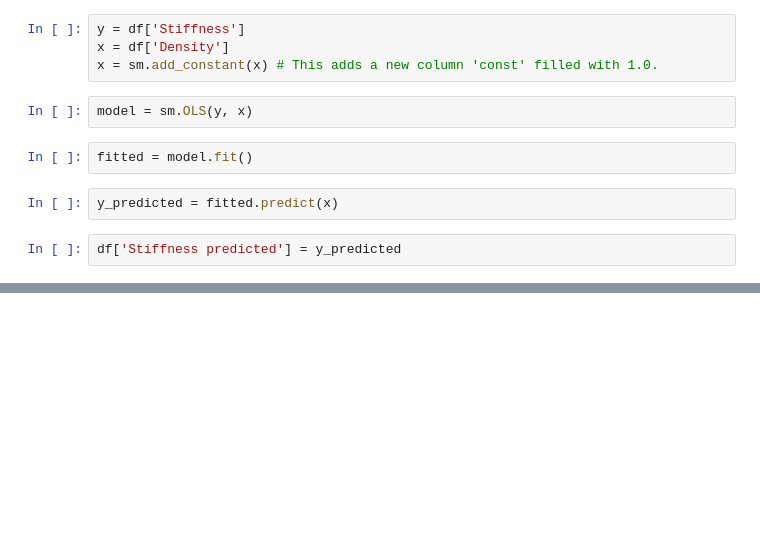
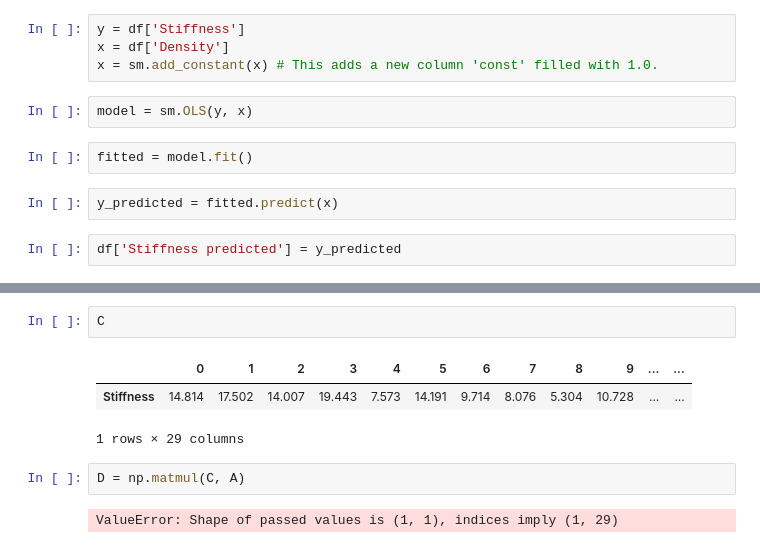
Before and after one commit to gillespilon/noob, a Jupyter notebook: minitab_particle_board.ipynb, the cells around one changed output, grey strips where cells are left out. Cells and saved outputs as stored; diff of their text form; blank space fills up the shorter version.

```diff
--- a/minitab_particle_board.ipynb
+++ b/minitab_particle_board.ipynb
@@ -61,3 +167,13 @@ fitted.params
+# %%
+C
+# %% [output]
+|  | 0 | 1 | 2 | 3 | 4 | 5 | 6 | 7 | 8 | 9 | ... | ... |
+| Stiffness | 14.814 | 17.502 | 14.007 | 19.443 | 7.573 | 14.191 | 9.714 | 8.076 | 5.304 | 10.728 | ... | ... |
+1 rows × 29 columns
+# %%
+D = np.matmul(C, A)
+# %% [output]
+ValueError: Shape of passed values is (1, 1), indices imply (1, 29)
 # %%
 # Scatter plot of actuals and predicted.
 ax = df.plot.line(x='Density',
```
Also changed, not shown: parts of 15 cells of this notebook, 1 other file.
